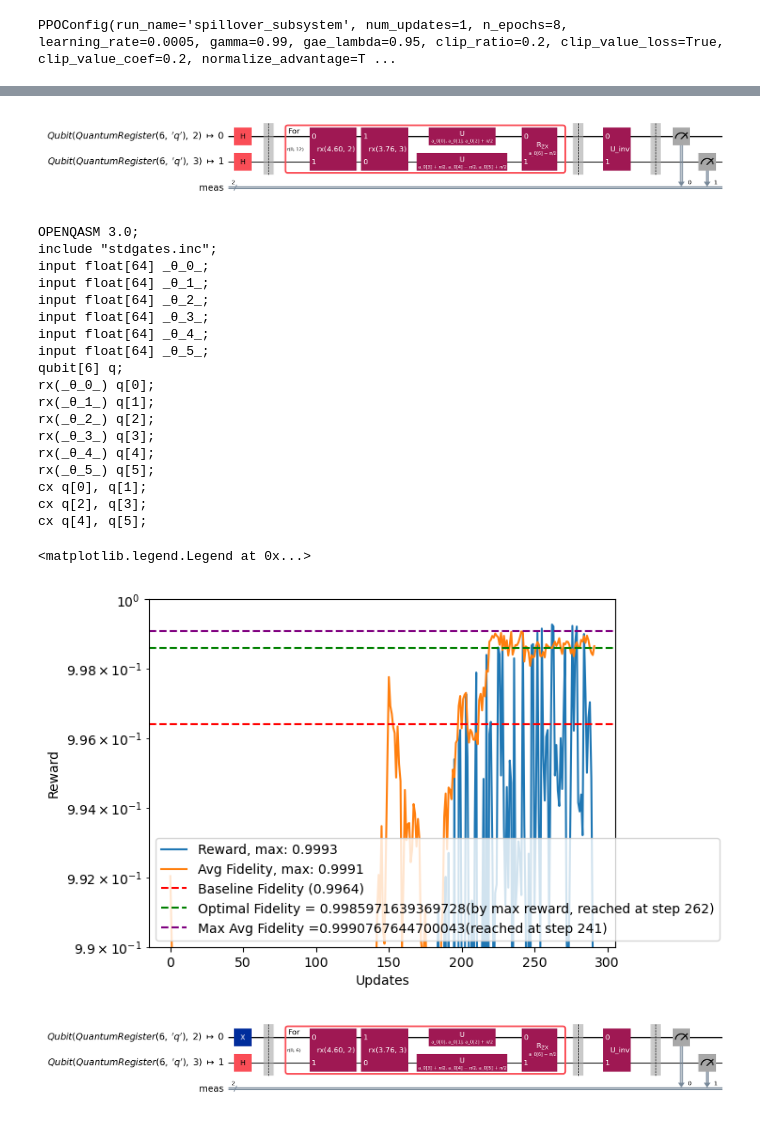
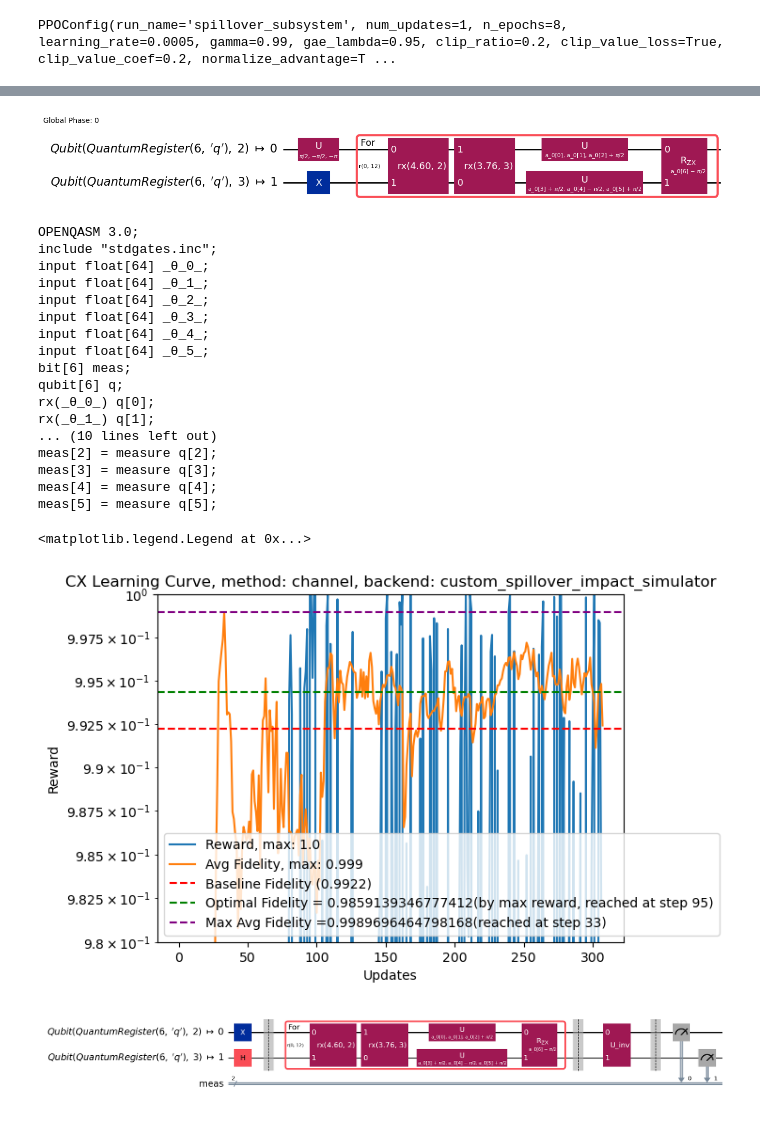
Before and after one commit to arthurostrauss/Quantum_Optimal_Control, a Jupyter notebook: gate_level/spillover_noise_use_case/generic_spillover/spillover_effect_on_subsystem.ipynb, the cells around one changed output, grey strips where cells are left out. Cells and saved outputs as stored; diff of their text form; code cells hidden in the pictures.

```diff
--- a/gate_level/spillover_noise_use_case/generic_spillover/spillover_effect_on_subsystem.ipynb
+++ b/gate_level/spillover_noise_use_case/generic_spillover/spillover_effect_on_subsystem.ipynb
@@ -41,15 +41,15 @@ Parameter dictionary:
 # %%
 # Define noise-coupling matrix with gamma values (example values)
 gamma_matrix = np.zeros((num_qubits, num_qubits))
-gamma_matrix[0, 1] = 0.000  # γ_0->1
+gamma_matrix[0, 1] = 0.05  # γ_0->1
 gamma_matrix[0, 3] = 0.0  # γ_0->3
-gamma_matrix[1, 2] = 0.0  # γ_1->2
-gamma_matrix[2, 2] = 0.1
-gamma_matrix[2, 3] = 0.04  # γ_2->3
-gamma_matrix[3, 2] = 0.0  # γ_3->2
+gamma_matrix[1, 2] = 0.05  # γ_1->2
+gamma_matrix[2, 2] = 0.05  # γ_2->2
+gamma_matrix[2, 3] = 0.05  # γ_2->3
+gamma_matrix[3, 2] = 0.05  # γ_3->2
 gamma_matrix[4, 3] = 0.0  # γ_4->3
 gamma_matrix[5, 4] = 0.0  # γ_5->4
-gamma_matrix = 0.05 * np.round(np.random.rand(num_qubits, num_qubits), 3)
+gamma_matrix = 0.01 * np.round(np.random.rand(num_qubits, num_qubits), 3)
 # Display gamma matrix with imshow plot for better visualization
 plt.imshow(gamma_matrix, cmap="hot", interpolation="nearest")
 plt.colorbar()
@@ -260,9 +260,14 @@ q_env_config = QEnvConfig(
     target=target,
     action_space=action_space,
     execution_config=ExecutionConfig(
-        batch_size=32, n_reps=[4, 7, 9, 12], n_shots=100, sampling_paulis=40, c_factor=1
+        batch_size=32,
+        n_reps=[3, 6, 9, 12],
+        n_shots=100,
+        sampling_paulis=200,
+        c_factor=1,
+        seed=seed+6,
     ),
-    reward_config="cafe",
+    reward_config="channel",
     env_metadata=env_metadata,
 )
 q_env = ContextAwareQuantumEnvironment(
@@ -329,13 +391,15 @@ Sending Sampler job...
 # %%
 q_env.pubs[10].circuit.draw("mpl")
 # %% [output]
-[figure, old version]
+[figure, new version]
 # %%
 from qiskit.qasm3 import dumps as qasm3_dumps
 
 print(
     qasm3_dumps(
-        circuit_context(num_qubits, rotation_axes, rotation_parameters, coupling_map=cm)
+        circuit_context(
+            num_qubits, rotation_axes, rotation_parameters, coupling_map=cm
+        ).measure_all(False)
     )
 )
 # %% [output]
@@ -347,16 +411,15 @@ input float[64] _θ_2_;
 input float[64] _θ_3_;
 input float[64] _θ_4_;
 input float[64] _θ_5_;
+bit[6] meas;
 qubit[6] q;
 rx(_θ_0_) q[0];
 rx(_θ_1_) q[1];
-rx(_θ_2_) q[2];
-rx(_θ_3_) q[3];
-rx(_θ_4_) q[4];
-rx(_θ_5_) q[5];
-cx q[0], q[1];
-cx q[2], q[3];
-cx q[4], q[5];
+... (10 lines left out)
+meas[2] = measure q[2];
+meas[3] = measure q[3];
+meas[4] = measure q[4];
+meas[5] = measure q[5];
 # %%
 # Plotting the learning curve
 import matplotlib.pyplot as plt
@@ -397,39 +460,39 @@ if plot_fidelity_nreps:
         q_env.avg_fidelity_history_nreps, label=f"Avg Fidelity nreps(={q_env.n_reps})"
     )
 if plot_circuit_fidelity:
     plt.plot(q_env.circuit_fidelity_history, label="Circuit Fidelity")
 plt.axhline(
     baseline_fidelity,
     label=f"Baseline Fidelity ({baseline_fidelity})",
     color="red",
     linestyle="--",
 )
 plt.axhline(
     q_env.simulate_circuit(
         q_env.circuits[0], np.array([q_env.optimal_action]), update_env_history=False
     ),
     label=f"Optimal Fidelity = {q_env.fidelity_history[arg_max_mean]}(by max reward, reached at step {arg_max_mean})",
     color="green",
     linestyle="--",
 )
 plt.axhline(
     np.max(q_env.fidelity_history),
     label=f"Max Avg Fidelity ={np.max(q_env.fidelity_history)}(reached at step {np.argmax(q_env.fidelity_history)})",
     color="purple",
     linestyle="--",
 )
 plt.xlabel("Updates")
 plt.ylabel("Reward")
-# plt.title(
-#     f"{q_env.target.gate.name.upper()} Learning Curve, method: {q_env.config.reward_method},"
-#     f" backend: {q_env.config.backend.name if q_env.config.backend is not None else 'No backend'}"
-# )
-plt.ylim(0.99, 1.00001)
+plt.title(
+    f"{q_env.target.gate.name.upper()} Learning Curve, method: {q_env.config.reward_method},"
+    f" backend: {q_env.config.backend.name if q_env.config.backend is not None else 'No backend'}"
+)
+plt.ylim(0.98, 1.00001)
 plt.yscale("log")
 plt.legend()
 # %% [output]
 <matplotlib.legend.Legend at 0x...>
-[figure, old version]
+[figure, new version]
 # %%
 from qiskit.qasm3 import dumps as qasm3_dumps
 
```
Also changed, not shown: parts of 21 cells of this notebook, 3 other files.
